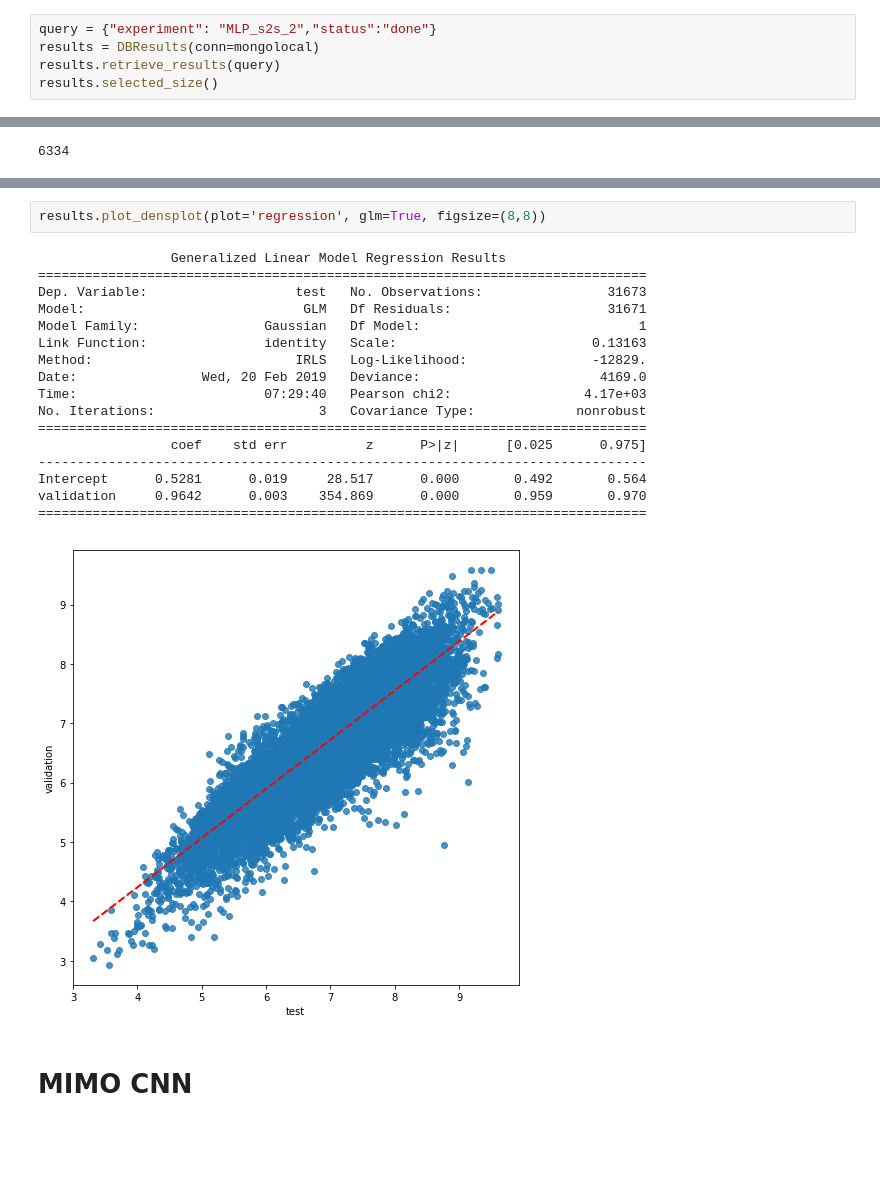
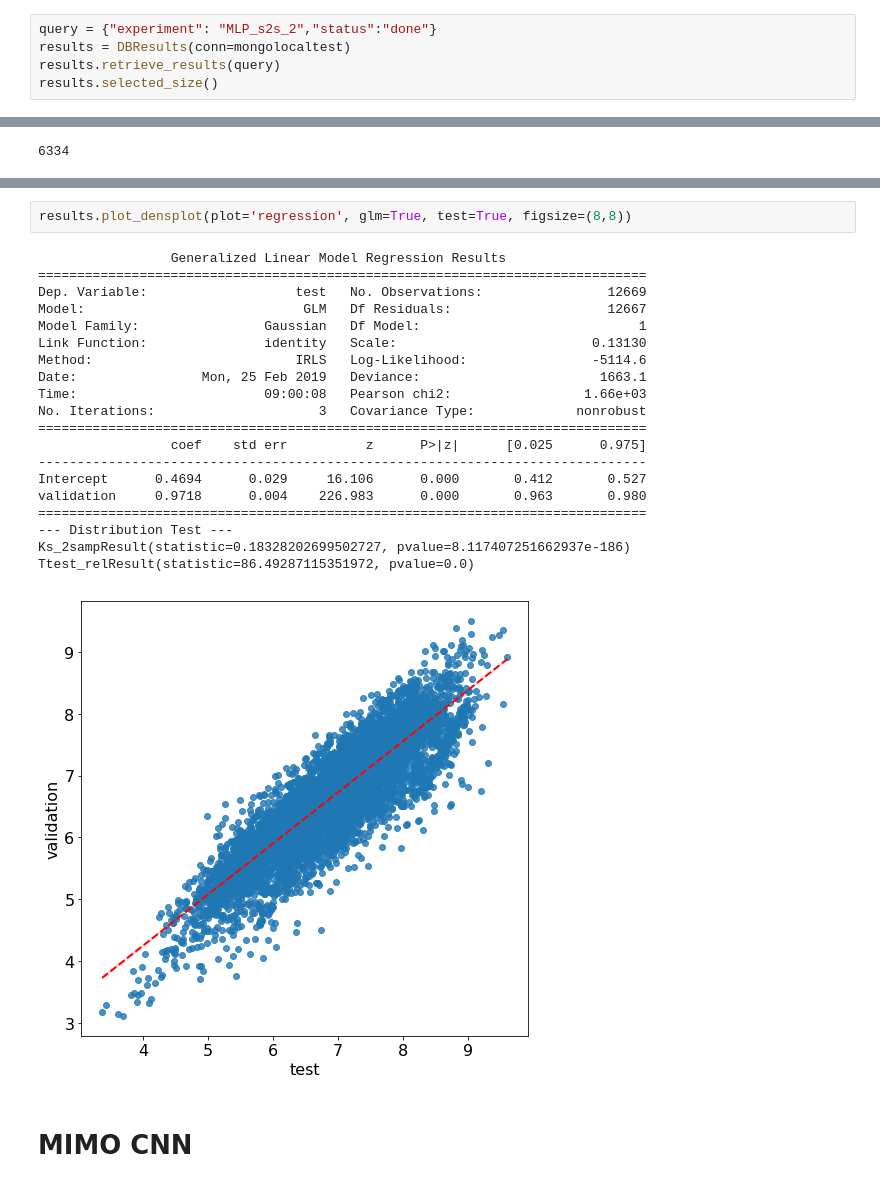
Before and after one commit to bejar/Wind, a Jupyter notebook: Notebooks/0EnergiesStatisticsFullExpIndividual.ipynb, the cells around one changed output, grey strips where cells are left out. Saved outputs shown, nothing was run; the diff lists cells and outputs as text; blank space fills up the shorter version.

```diff
--- a/Notebooks/0EnergiesStatisticsFullExpIndividual.ipynb
+++ b/Notebooks/0EnergiesStatisticsFullExpIndividual.ipynb
@@ -59,7 +59,7 @@ validation     0.9610      0.002    517.184      0.000       0.957       0.965
 # MIMO MLP
 # %%
 query = {"experiment": "MLP_s2s_2","status":"done"}
-results = DBResults(conn=mongolocal)
+results = DBResults(conn=mongolocaltest)
 results.retrieve_results(query)
 results.selected_size()
 # %% [output]
@@ -86,23 +86,26 @@ results.plot_hours_boxplot(dset=('test'),figsize=(8,8))
 # %%
-results.plot_densplot(plot='regression', glm=True, figsize=(8,8))
+results.plot_densplot(plot='regression', glm=True, test=True, figsize=(8,8))
 # %% [output]
                  Generalized Linear Model Regression Results
 ==============================================================================
-Dep. Variable:                   test   No. Observations:                31673
-Model:                            GLM   Df Residuals:                    31671
+Dep. Variable:                   test   No. Observations:                12669
+Model:                            GLM   Df Residuals:                    12667
 Model Family:                Gaussian   Df Model:                            1
-Link Function:               identity   Scale:                         0.13163
-Method:                          IRLS   Log-Likelihood:                -12829.
-Date:                Wed, 20 Feb 2019   Deviance:                       4169.0
-Time:                        07:29:40   Pearson chi2:                 4.17e+03
+Link Function:               identity   Scale:                         0.13130
+Method:                          IRLS   Log-Likelihood:                -5114.6
+Date:                Mon, 25 Feb 2019   Deviance:                       1663.1
+Time:                        09:00:08   Pearson chi2:                 1.66e+03
 No. Iterations:                     3   Covariance Type:             nonrobust
 ==============================================================================
                  coef    std err          z      P>|z|      [0.025      0.975]
 ------------------------------------------------------------------------------
-Intercept      0.5281      0.019     28.517      0.000       0.492       0.564
-validation     0.9642      0.003    354.869      0.000       0.959       0.970
+Intercept      0.4694      0.029     16.106      0.000       0.412       0.527
+validation     0.9718      0.004    226.983      0.000       0.963       0.980
 ==============================================================================
+--- Distribution Test ---
+Ks_2sampResult(statistic=0.18328202699502727, pvalue=8.117407251662937e-186)
+Ttest_relResult(statistic=86.49287115351972, pvalue=0.0)
-[figure, old version]
+[figure, new version]
 # %% [markdown]
 # MIMO CNN
 # %%
```
Also changed, not shown: parts of 3 cells of this notebook, 3 other files.
